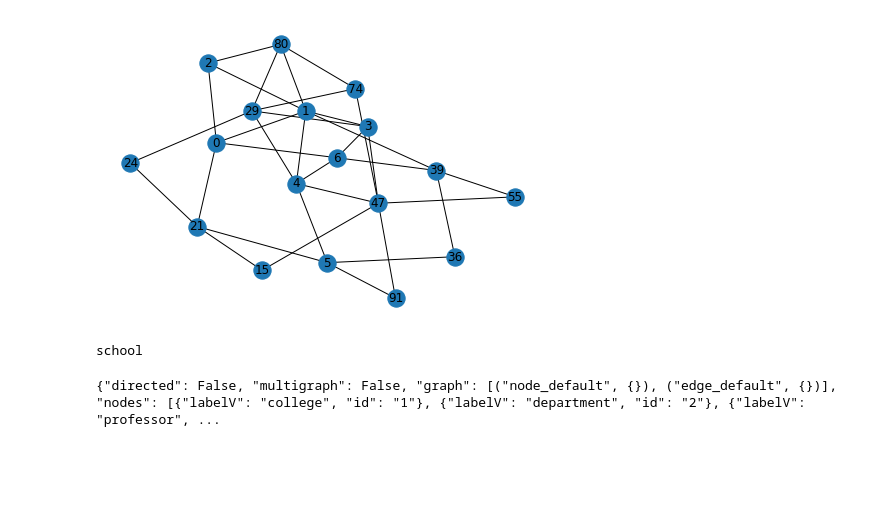
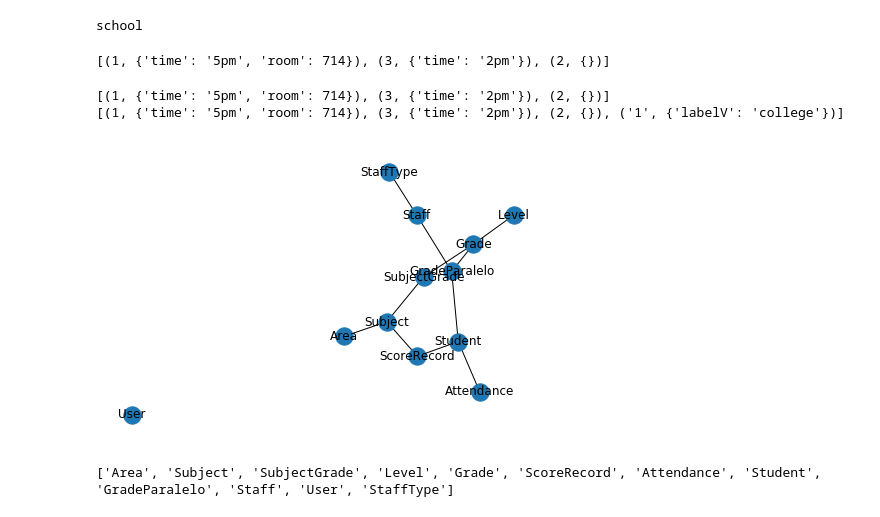
Before and after one commit to singh-priyank/KG, a Jupyter notebook: Untitled.ipynb, the cells around one changed output. Cells and saved outputs as stored; diff of their text form; code cells hidden in the pictures; blank space fills up the shorter version.

```diff
--- a/Untitled.ipynb
+++ b/Untitled.ipynb
@@ -159,11 +147,3 @@ for node in F.nodes(data=True):
-# %%
-#Find subgraph with depth = radius
-ego_graph = nx.ego_graph(F, '0', radius=3)
-
-# plot to check
-nx.draw(ego_graph,with_labels=True); plt.show()
-# %% [output]
-[figure, removed]
 # %%
 import json
 
@@ -178,7 +158,60 @@ from networkx.readwrite import json_graph
 #G = nx.Graph([(1, 2)])
 data = json_graph.adjacency_data(F)
 data = str(data).replace("'", '"')
-# %%
-print(data)
-# %% [output]
-{"directed": False, "multigraph": False, "graph": [("node_default", {}), ("edge_default", {})], "nodes": [{"labelV": "college", "id": "1"}, {"labelV": "department", "id": "2"}, {"labelV": "professor", ...
+# %%
+G = nx.Graph()
+G.add_node(1, time='5pm')
+G.add_nodes_from([3], time='2pm')
+G.add_edge(1, 2, weight=4.7 )
+G.nodes[1]
+G.nodes[1]['room'] = 714
+print(G.nodes.data())
+# %% [output]
+[(1, {'time': '5pm', 'room': 714}), (3, {'time': '2pm'}), (2, {})]
+# %%
+class data:
+    g = None
+    def __init__(self,graph):
+        self.g = graph
+    def add(self,n,data):
+        s = tuple([n,data])
+        n = [s]
+        #print(n)
+        self.g.add_nodes_from(n)
+
+
+d = data(G)
+print(G.nodes.data())
+d.add('1', {"labelV": "college"})
+print(G.nodes.data())
+# %% [output]
+[(1, {'time': '5pm', 'room': 714}), (3, {'time': '2pm'}), (2, {})]
+[(1, {'time': '5pm', 'room': 714}), (3, {'time': '2pm'}), (2, {}), ('1', {'labelV': 'college'})]
+# %%
+nodes = [('Area',{'labelV':'node','Area_id':'INT','Name':'VARCHAR','Subjects_id':'INT'}),('Subject',{'labelV':'node','Subject_id':'INT','Abbreviation':'VARCHAR','Area_id':'INT','ScoreRecords_id':'INT','SubjectGrades_id':'INT'}),
+('SubjectGrade',{'labelV':'node','SubjectGrade_id':'INT','Grade_id':'INT','Subject_id':'INT'}),('Level',{'labelV':'node','Level_id':'INT','Name':'VARCHAR','Principle':'VARCHAR','Garde_id':'INT'}),
+('Grade',{'labelV':'node','Garde_id':'INT','Name':'VARCHAR','Level_id':'INT','Observation':'VARCHAR','Grade_paraleloes_id':'INT','Subject_grades_id':'INT'}),
+('ScoreRecord',{'labelV':'node','ScoreRecord_id':'INT','Subject_id':'INT','Student_id':'INT','FirstTrimester':'VARCHAR','SecondTrimester':'VARCHAR','ThirdTrimester':'VARCHAR','FinalGrade':'INT','Year':'DATE'}),
+('Attendance',{'labelV':'node','Attendance_id':'INT','Student_id':'INT','Attended':'VARCHAR','Date':'DATE'}),('Student',{'labelV':'node','Student_id':'INT','Garde_paralelo_id':'INT','Rude':'VARCHAR','Attendance_id':'INT','ScoreRecords_id':'INT','Name':'VARCHAR','Father_name':'VARCHAR','Mother_name':'VARCHAR','Sex':'VARCHAR','Date_of_Birth':'DATE','Mobile_phone':'VARCHAR','Address':'VARCHAR'}),
+('GradeParalelo',{'labelV':'node','Garde_paralelo_id':'INT','Grade_id':'INT','Staff_id':'INT','Name':'VARCHAR','Student_id':'INT'}),
+('Staff',{'labelV':'node','Staff_id':'INT','Name':'VARCHAR','Date_of_birth':'DATE','Place_of_birth':'VARCHAR','Sex':'VARCHAR','Mobile_phone':'INT','Address':'VARCHAR','Father_name':'VARCHAR','Mother_name':'VARCHAR','Salary':'VARCHAR','StaffType_id':'INT','Garde_paralelos_id':'INT'}),
+('User',{'labelV':'node','Username':'VARCHAR','Password':'VARCHAR'}),('StaffType',{'labelV':'node','Name':'VARCHAR','Staff_id':'INT'})]
+
+edges = [('Subject','Area',{'labelE':'Area_info'}),('SubjectGrade','Subject',{'labelE':'of_Subject'}),('ScoreRecord','Subject',{'labelE':'subject_info'}),
+        ('Grade','SubjectGrade',{'labelE':'level_info'}),
+        ('Grade','Level',{'labelE':'has'}), ('Grade','GradeParalelo',{'labelE':'has'}), ('GradeParalelo','Student',{'labelE':'has'}),
+        ('Student','ScoreRecord',{'labelE':'has'}),('Student','Attendance',{'labelE':'has'}),('GradeParalelo','Staff',{'labelE':'has'}),
+        ('Staff','StaffType')]
+# %%
+G2 = nx.Graph()
+G2.add_nodes_from(nodes)
+G2.nodes
+G2.add_edges_from(edges)
+#print()
+nx.draw(G2,with_labels=True)
+plt.show()
+#print(G2.edges)
+print(G2.nodes)
+# %% [output]
+[figure, added]
+['Area', 'Subject', 'SubjectGrade', 'Level', 'Grade', 'ScoreRecord', 'Attendance', 'Student', 'GradeParalelo', 'Staff', 'User', 'StaffType']
```
Also changed, not shown: parts of 6 cells of this notebook.
